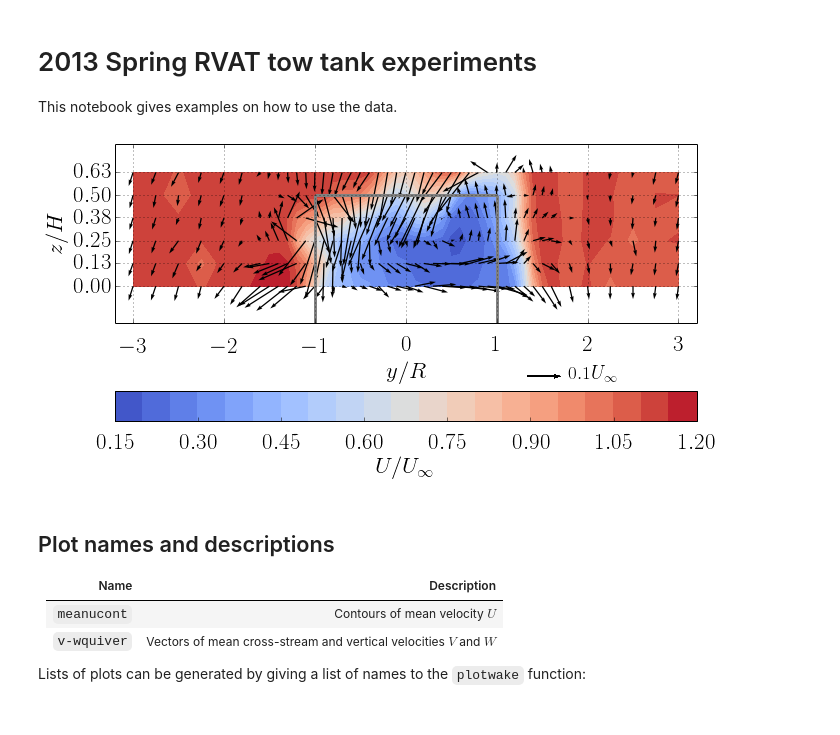
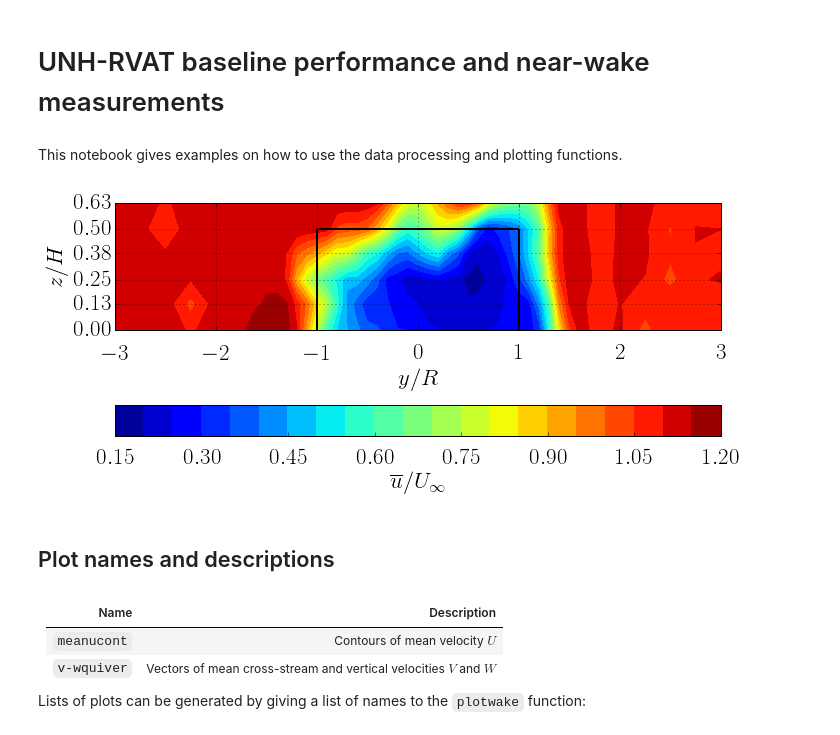
Before and after one commit to UNH-CORE/RVAT-baseline, a Jupyter notebook: notebook.ipynb, the cells around one changed output. Cells and saved outputs as stored; diff of their text form; code cells hidden in the pictures.

```diff
--- a/notebook.ipynb
+++ b/notebook.ipynb
@@ -1,19 +1,17 @@
+# %% [markdown]
+# UNH-RVAT baseline performance and near-wake measurements
 # %% [markdown]
-2013 Spring RVAT tow tank experiments
-=====================================
-
-This notebook gives examples on how to use the data.
+This notebook gives examples on how to use the data processing and plotting functions.
 # %%
 %matplotlib inline
-
 from plotting import *
 
-plotwake("meancomboquiv")
+plotwake("meanucont")
 # %% [output]
-[figure, old version]
+[figure, new version]
+# %% [markdown]
+## Plot names and descriptions
 # %% [markdown]
-## Plot names and descriptions
-
 | Name | Description |
 |------|-------------|
 | `meanucont` | Contours of mean velocity $U$ |
```
Also changed, not shown: parts of 1 cell of this notebook.
